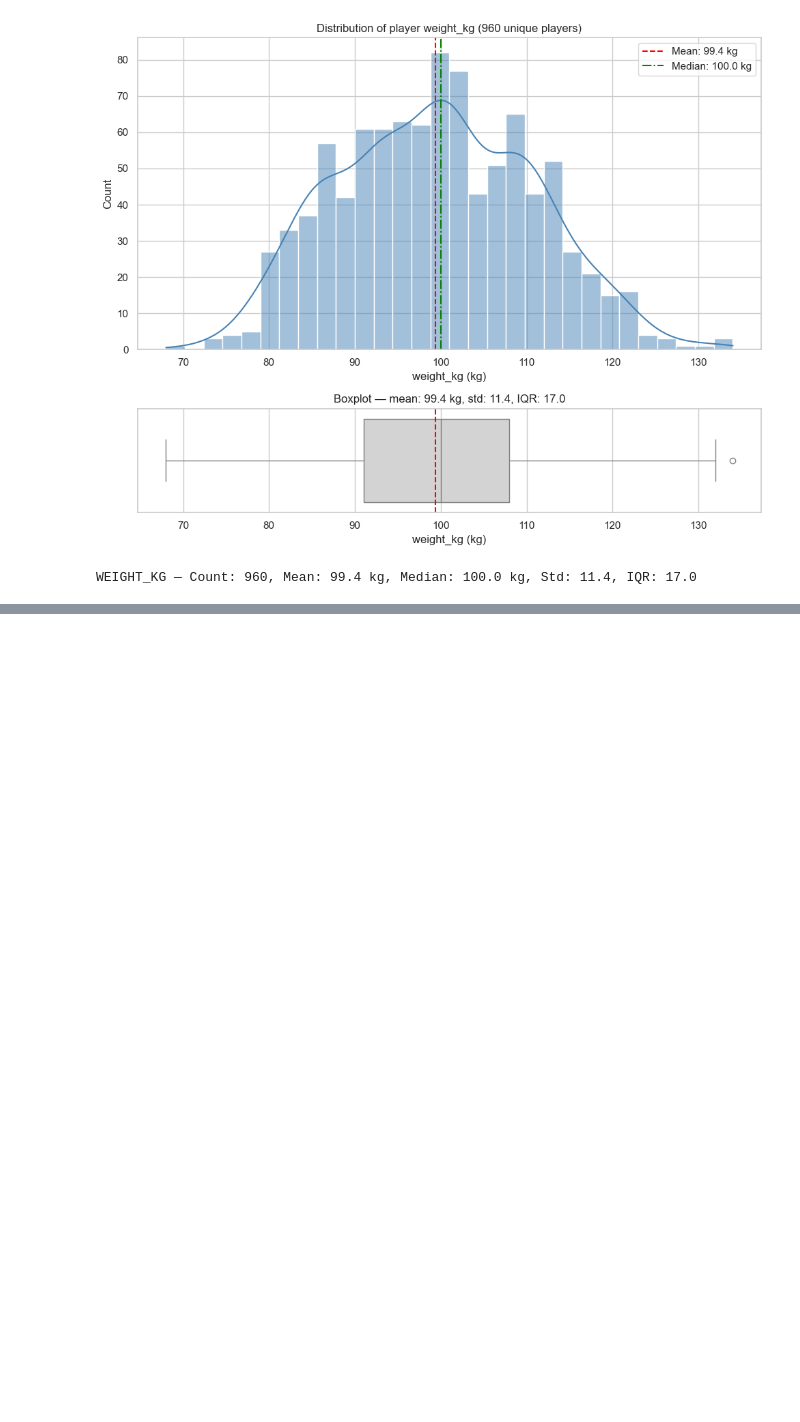
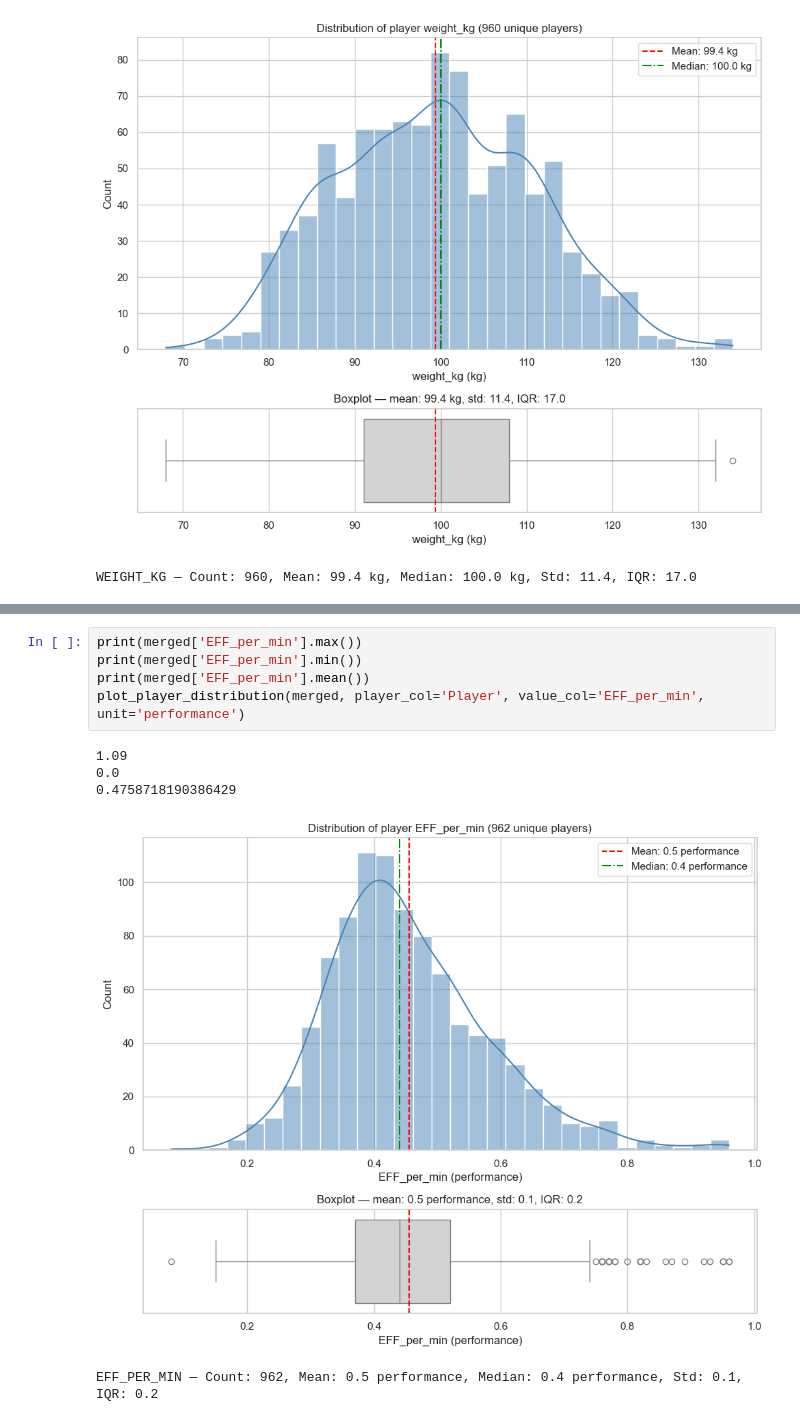
Before and after one commit to Raf-Alb/Data-Science-Group-Q, a Jupyter notebook: Projet.ipynb, the cells around one changed output, grey strips where cells are left out. Drawn from its saved outputs; the diff is of its cells as text; blank space fills up the shorter version.

```diff
--- a/Projet.ipynb
+++ b/Projet.ipynb
@@ -392,0 +433,11 @@ AGE — Count: 962, Mean: 37.9 years, Median: 38.0 years, Std: 5.9, IQR: 10.0
+# %%
+print(merged['EFF_per_min'].max())
+print(merged['EFF_per_min'].min())
+print(merged['EFF_per_min'].mean())
+plot_player_distribution(merged, player_col='Player', value_col='EFF_per_min', unit='performance')
+# %% [output]
+1.09
+0.0
+0.4758718190386429
+[figure, added]
+EFF_PER_MIN — Count: 962, Mean: 0.5 performance, Median: 0.4 performance, Std: 0.1, IQR: 0.2
```
Also changed, not shown: parts of 11 cells of this notebook, 1 other file.
